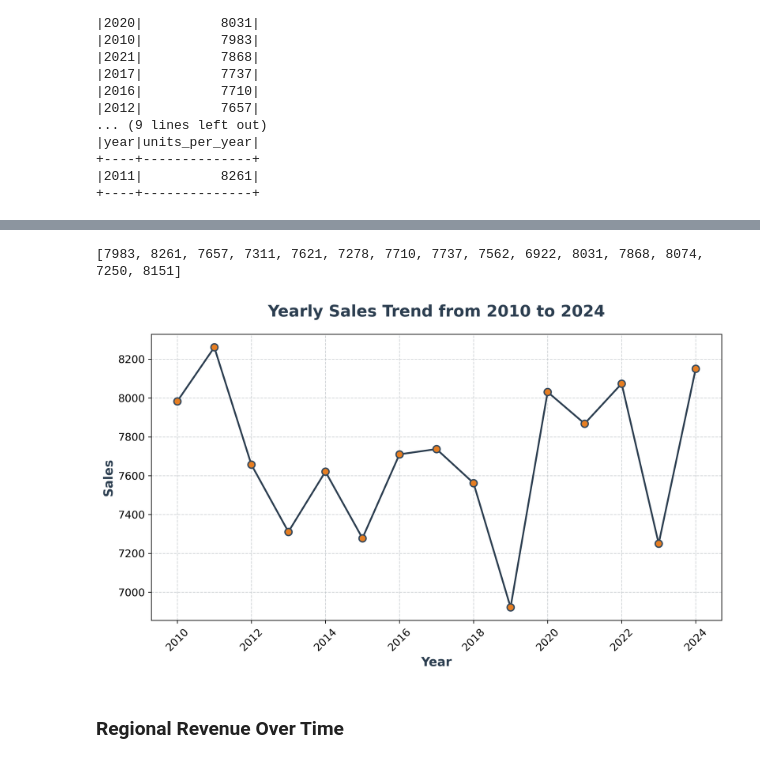
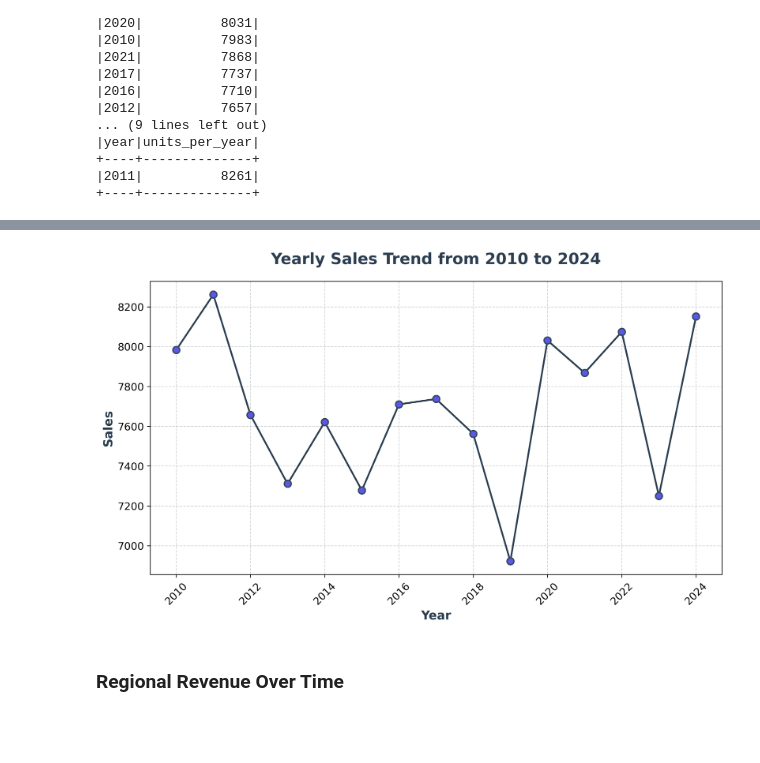
Before and after one commit to smartestnerdfromtown/bmw_sales_analysis_2010_2024, a Jupyter notebook: analysis.ipynb, the cells around one changed output, grey strips where cells are left out. Saved outputs shown, nothing was run; the diff lists cells and outputs as text; code cells hidden in the pictures; blank space fills up the shorter version.

Commit message:
Regional Revenue(polished) and Yearly Sales(polished)

```diff
--- a/analysis.ipynb
+++ b/analysis.ipynb
@@ -101,9 +105,9 @@ highest_sale.show()
 # %%
 sales_per_year = spark.sql(
     """
-    select year, sum(units_sold) as units_per_year from bmw
+    select year, sum(units_sold) as units_per_year
+    from bmw
     group by year
     order by year asc
     """
 )
-sales_per_year.show(3)
@@ -119,11 +114,6 @@ only showing top 3 rows
 # %%
 years = [year for year in range(2010, 2025)]
-total_units_sold = [
-    row["units_per_year"] for row in sales_per_year.select("units_per_year").collect()
-]
-print(total_units_sold)
+total_units_sold = [row["units_per_year"] for row in sales_per_year.collect()]
-# %% [output]
-[7983, 8261, 7657, 7311, 7621, 7278, 7710, 7737, 7562, 6922, 8031, 7868, 8074, 7250, 8151]
 # %%
 fig, ax = plt.subplots(
     nrows=1, ncols=1, figsize=(10, 6), dpi=300, constrained_layout=True
@@ -137,38 +127,38 @@ ax.plot(
     linewidth=2,
     marker="o",
     markersize=8,
-    markerfacecolor="#e67e22",
+    markerfacecolor="#5c57e6",
     markeredgecolor="#34495e",
     markeredgewidth=1.5,
 )
 
 ax.grid(
     visible=True,
     which="major",
     axis="both",
     color="#bdc3c7",
     linestyle="--",
     linewidth=0.8,
     alpha=0.7,
 )
 
 ax.set_title(
     "Yearly Sales Trend from 2010 to 2024",
     fontsize=18,
     fontweight="bold",
     color="#2c3e50",
     pad=20,
 )
 ax.set_xlabel("Year", fontsize=14, fontweight="bold", color="#2c3e50")
 ax.set_ylabel("Sales", fontsize=14, fontweight="bold", color="#2c3e50")
 
 ax.tick_params(axis="x", rotation=45, labelsize=12)
 ax.tick_params(axis="y", labelsize=12)
 
-plt.tight_layout()
+plt.savefig("images/yearly_sales_trend.png", dpi=1200, bbox_inches="tight")
 plt.show()
 # %% [output]
-[figure, old version]
+[figure, new version]
 # %% [markdown]
 ### Regional Revenue Over Time
 # %%
```
Also changed, not shown: parts of 6 cells of this notebook, 2 other files.
